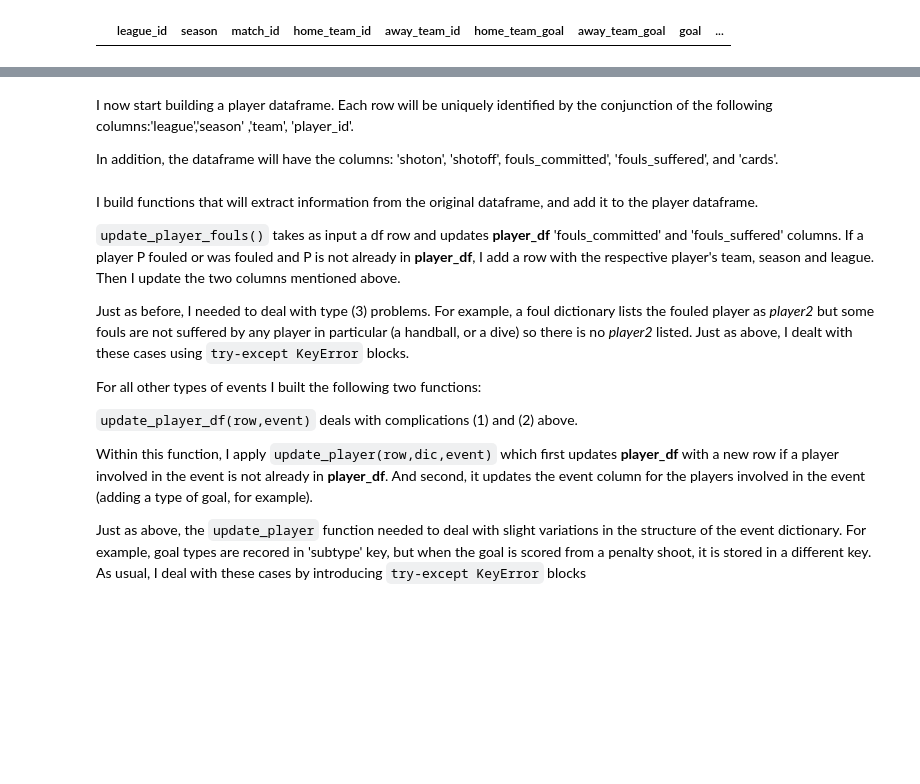
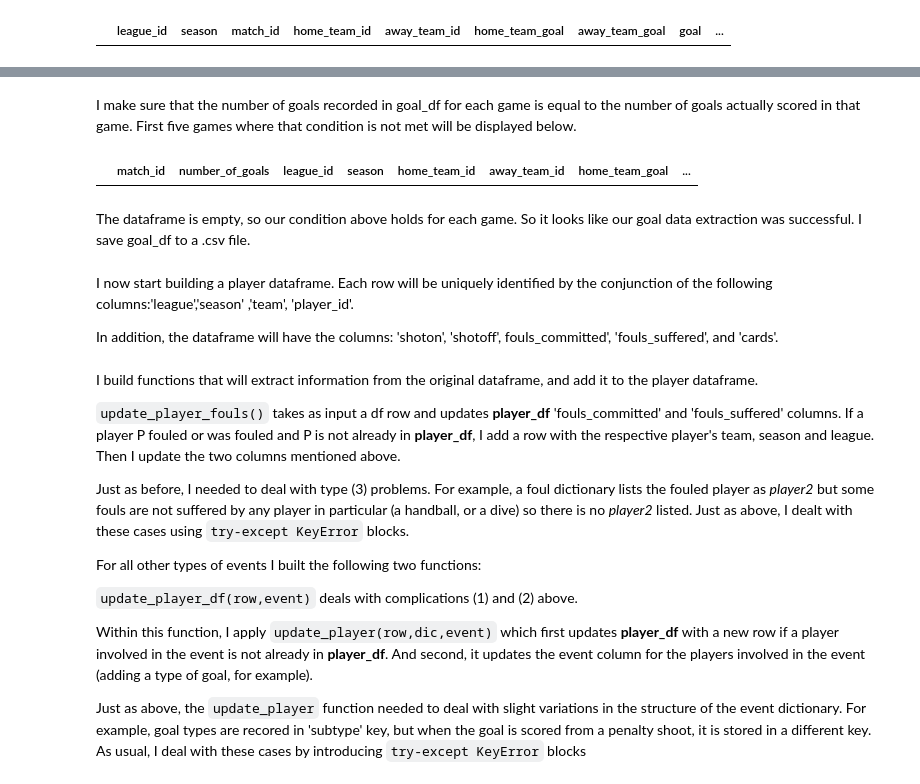
Before and after one commit to bogdanrabanca/soccer, a Jupyter notebook: soccer project.ipynb, the cells around one changed output, grey strips where cells are left out. Drawn from its saved outputs; the diff is of its cells as text; code cells hidden in the pictures; blank space fills up the shorter version.

```diff
--- a/soccer project.ipynb
+++ b/soccer project.ipynb
@@ -393,0 +367,15 @@ def add_goals_to_df(xml_string):
+# %% [markdown]
+I make sure that the number of goals recorded in goal_df for each game is equal to the number of goals actually scored in that game. First five games where that condition is not met will be displayed below.
+# %%
+temp_df=pd.DataFrame(goal_df.groupby('match_id').count()['team'].reset_index())
+temp_df=temp_df.rename(columns={'team':'number_of_goals'})
+temp_df['number_of_goals'].astype(int)
+df['home_team_goal'].astype(int)
+df['away_team_goal'].astype(int)
+
+temp_df=pd.merge(temp_df,df,on='match_id',how='inner')
+temp_df[temp_df['number_of_goals']!=(temp_df['home_team_goal']+temp_df['away_team_goal'])].head()
+# %% [output]
+|  | match_id | number_of_goals | league_id | season | home_team_id | away_team_id | home_team_goal | ... |
+# %% [markdown]
+The dataframe is empty, so our condition above holds for each game. So it looks like our goal data extraction was successful. I save goal_df to a .csv file.
```
Also changed, not shown: parts of 13 cells of this notebook.
